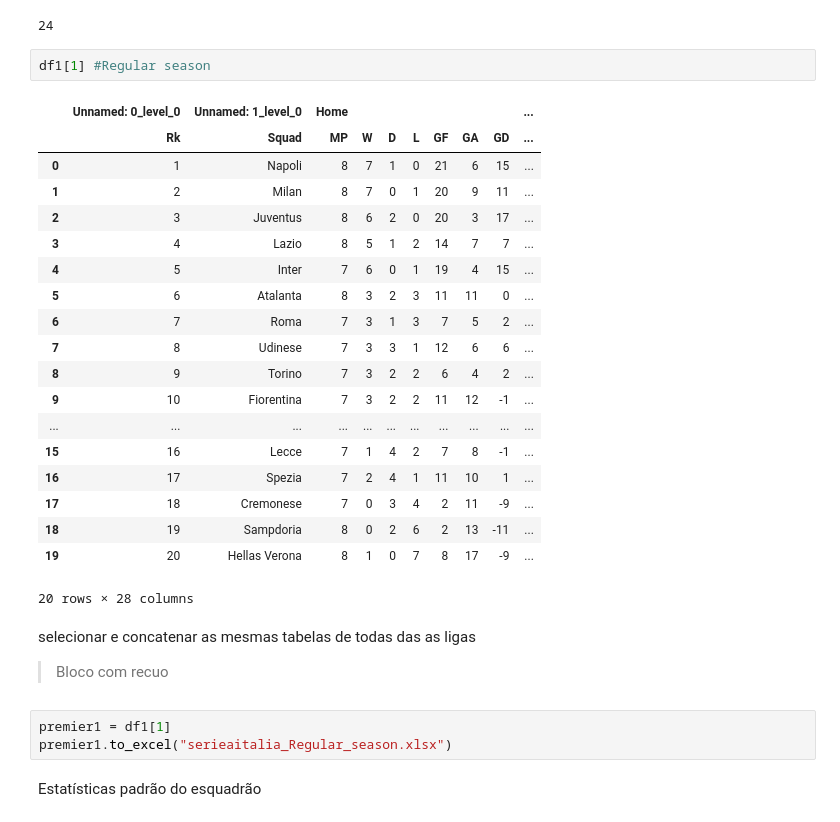
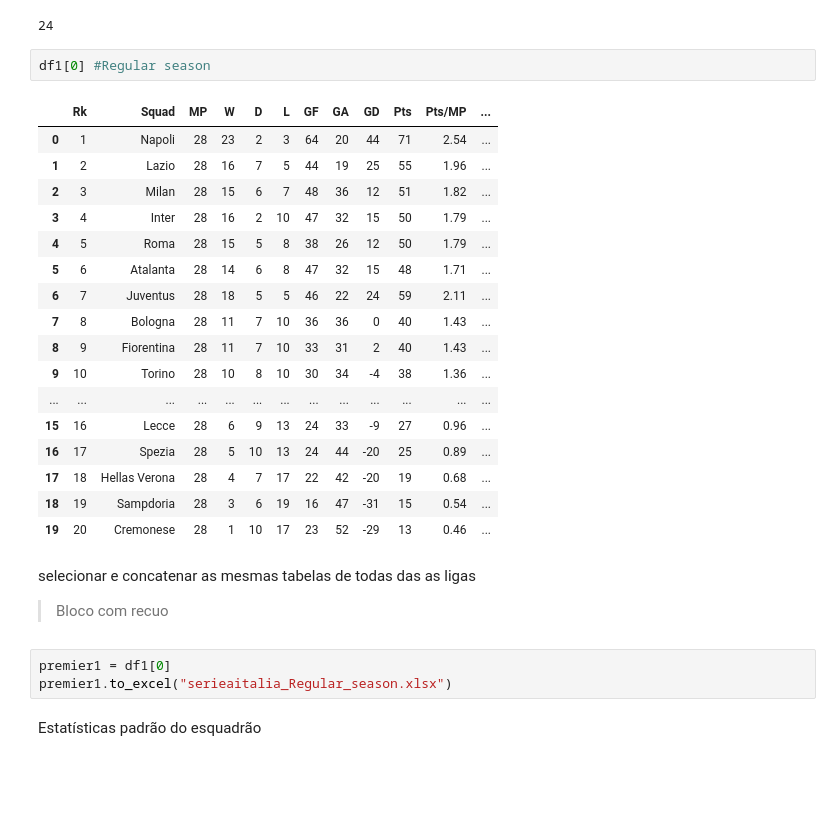
Before and after one commit to bola1318/base_de_dados, a Jupyter notebook: serieAitalia_league_tabela.ipynb, the cells around one changed output. Saved outputs shown, nothing was run; the diff lists cells and outputs as text; blank space fills up the shorter version.

```diff
--- a/serieAitalia_league_tabela.ipynb
+++ b/serieAitalia_league_tabela.ipynb
@@ -55,33 +35,31 @@ len(df1)
 # %% [output]
 24
 # %%
-df1[1] #Regular season
+df1[0] #Regular season
 # %% [output]
-|  | Unnamed: 0_level_0 | Unnamed: 1_level_0 | Home |  |  |  |  |  |  | ... |
-|  | Rk | Squad | MP | W | D | L | GF | GA | GD | ... |
-| 0 | 1 | Napoli | 8 | 7 | 1 | 0 | 21 | 6 | 15 | ... |
-| 1 | 2 | Milan | 8 | 7 | 0 | 1 | 20 | 9 | 11 | ... |
-| 2 | 3 | Juventus | 8 | 6 | 2 | 0 | 20 | 3 | 17 | ... |
-| 3 | 4 | Lazio | 8 | 5 | 1 | 2 | 14 | 7 | 7 | ... |
-| 4 | 5 | Inter | 7 | 6 | 0 | 1 | 19 | 4 | 15 | ... |
-| 5 | 6 | Atalanta | 8 | 3 | 2 | 3 | 11 | 11 | 0 | ... |
-| 6 | 7 | Roma | 7 | 3 | 1 | 3 | 7 | 5 | 2 | ... |
-| 7 | 8 | Udinese | 7 | 3 | 3 | 1 | 12 | 6 | 6 | ... |
-| 8 | 9 | Torino | 7 | 3 | 2 | 2 | 6 | 4 | 2 | ... |
-| 9 | 10 | Fiorentina | 7 | 3 | 2 | 2 | 11 | 12 | -1 | ... |
-| ... | ... | ... | ... | ... | ... | ... | ... | ... | ... | ... |
-| 15 | 16 | Lecce | 7 | 1 | 4 | 2 | 7 | 8 | -1 | ... |
-| 16 | 17 | Spezia | 7 | 2 | 4 | 1 | 11 | 10 | 1 | ... |
-| 17 | 18 | Cremonese | 7 | 0 | 3 | 4 | 2 | 11 | -9 | ... |
-| 18 | 19 | Sampdoria | 8 | 0 | 2 | 6 | 2 | 13 | -11 | ... |
-| 19 | 20 | Hellas Verona | 8 | 1 | 0 | 7 | 8 | 17 | -9 | ... |
+|  | Rk | Squad | MP | W | D | L | GF | GA | GD | Pts | Pts/MP | ... |
+| 0 | 1 | Napoli | 28 | 23 | 2 | 3 | 64 | 20 | 44 | 71 | 2.54 | ... |
+| 1 | 2 | Lazio | 28 | 16 | 7 | 5 | 44 | 19 | 25 | 55 | 1.96 | ... |
+| 2 | 3 | Milan | 28 | 15 | 6 | 7 | 48 | 36 | 12 | 51 | 1.82 | ... |
+| 3 | 4 | Inter | 28 | 16 | 2 | 10 | 47 | 32 | 15 | 50 | 1.79 | ... |
+| 4 | 5 | Roma | 28 | 15 | 5 | 8 | 38 | 26 | 12 | 50 | 1.79 | ... |
+| 5 | 6 | Atalanta | 28 | 14 | 6 | 8 | 47 | 32 | 15 | 48 | 1.71 | ... |
+| 6 | 7 | Juventus | 28 | 18 | 5 | 5 | 46 | 22 | 24 | 59 | 2.11 | ... |
+| 7 | 8 | Bologna | 28 | 11 | 7 | 10 | 36 | 36 | 0 | 40 | 1.43 | ... |
+| 8 | 9 | Fiorentina | 28 | 11 | 7 | 10 | 33 | 31 | 2 | 40 | 1.43 | ... |
+| 9 | 10 | Torino | 28 | 10 | 8 | 10 | 30 | 34 | -4 | 38 | 1.36 | ... |
+| ... | ... | ... | ... | ... | ... | ... | ... | ... | ... | ... | ... | ... |
+| 15 | 16 | Lecce | 28 | 6 | 9 | 13 | 24 | 33 | -9 | 27 | 0.96 | ... |
+| 16 | 17 | Spezia | 28 | 5 | 10 | 13 | 24 | 44 | -20 | 25 | 0.89 | ... |
+| 17 | 18 | Hellas Verona | 28 | 4 | 7 | 17 | 22 | 42 | -20 | 19 | 0.68 | ... |
+| 18 | 19 | Sampdoria | 28 | 3 | 6 | 19 | 16 | 47 | -31 | 15 | 0.54 | ... |
+| 19 | 20 | Cremonese | 28 | 1 | 10 | 17 | 23 | 52 | -29 | 13 | 0.46 | ... |
-20 rows × 28 columns
 # %% [markdown]
 selecionar e concatenar as mesmas tabelas de todas das as ligas
 
 > Bloco com recuo
 # %%
-premier1 = df1[1]
+premier1 = df1[0]
 premier1.to_excel("serieaitalia_Regular_season.xlsx")
 # %% [markdown]
 Estatísticas padrão do esquadrão
```
Also changed, not shown: parts of 1 cell of this notebook.
